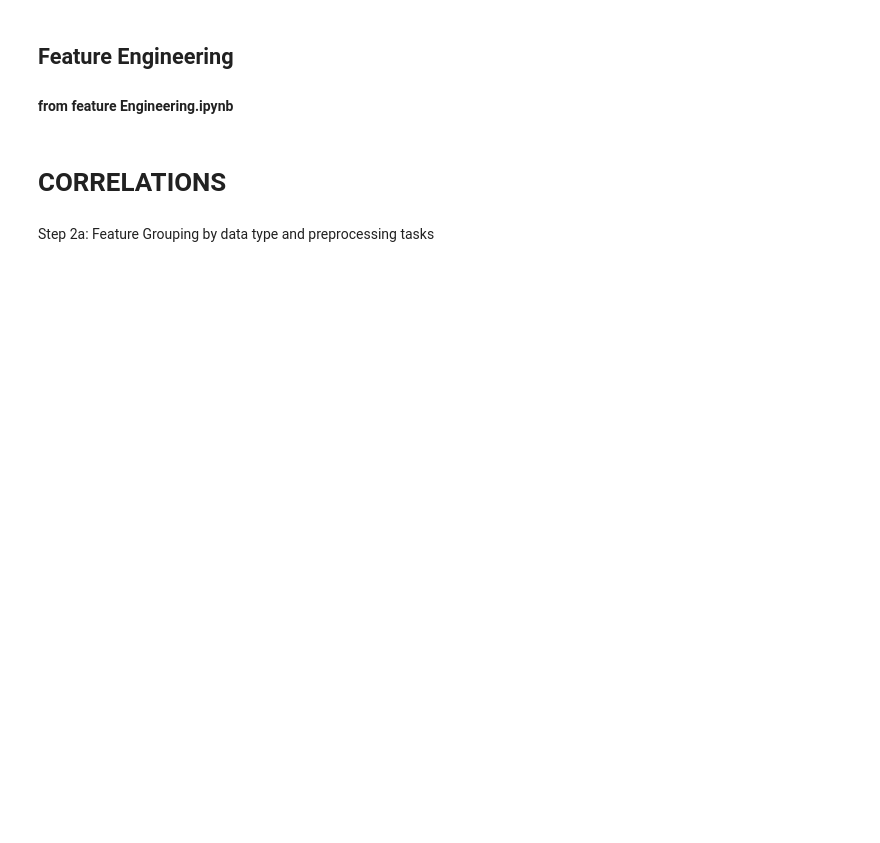
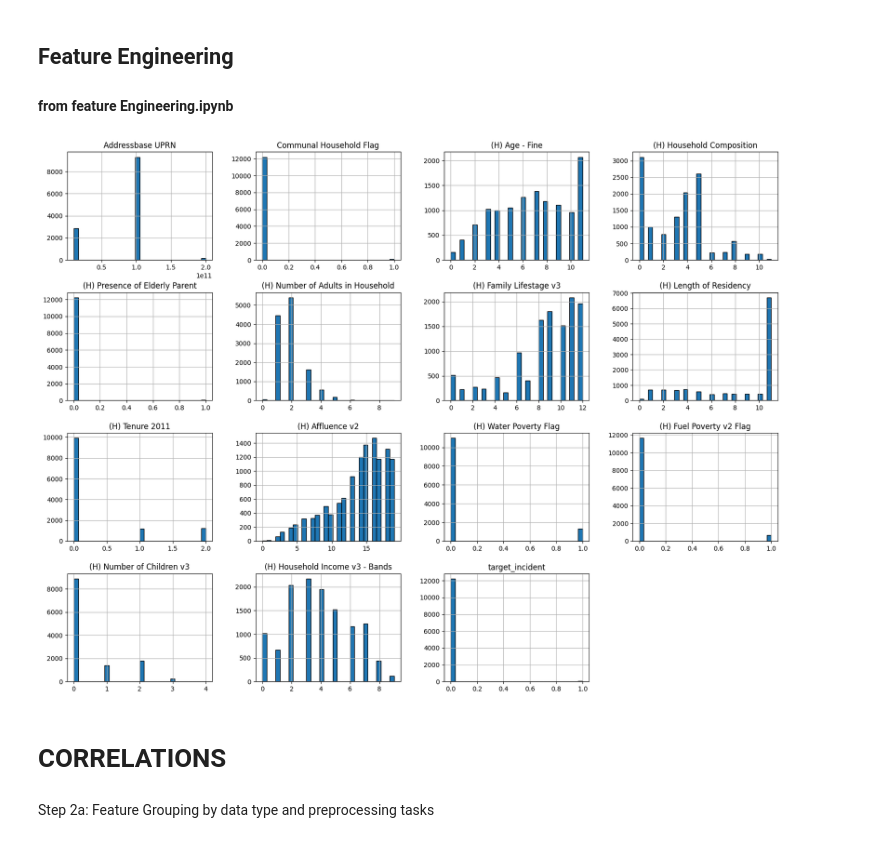
Before and after one commit to admason/C_Spark_Project, a Jupyter notebook: PEP8_OFRS_Home_Safety_ML_model.ipynb, the cells around one changed output. Saved outputs shown, nothing was run; the diff lists cells and outputs as text; code cells hidden in the pictures; blank space fills up the shorter version.

```diff
--- a/PEP8_OFRS_Home_Safety_ML_model.ipynb
+++ b/PEP8_OFRS_Home_Safety_ML_model.ipynb
@@ -613,8 +891,12 @@ print("This is the approximate success rate expected from random selection.")
 ## Feature Engineering
 #### from feature Engineering.ipynb
 # %%
-df.hist(bins = 30,figsize = (20,15));
+df.hist(bins = 30,figsize = (20,15),edgecolor = "black");
+plt.savefig(f"C:/Users/pw347789/OneDrive - Oxfordshire County Council/Desktop/Cambridge Spark/Documents for June 2026/AM1/images/features_hist.png", bbox_inches="tight")
+
 plt.show()
+# %% [output]
+[figure, added]
 # %% [markdown]
 # CORRELATIONS
 # %% [markdown]
```
Also changed, not shown: parts of 133 cells of this notebook.
